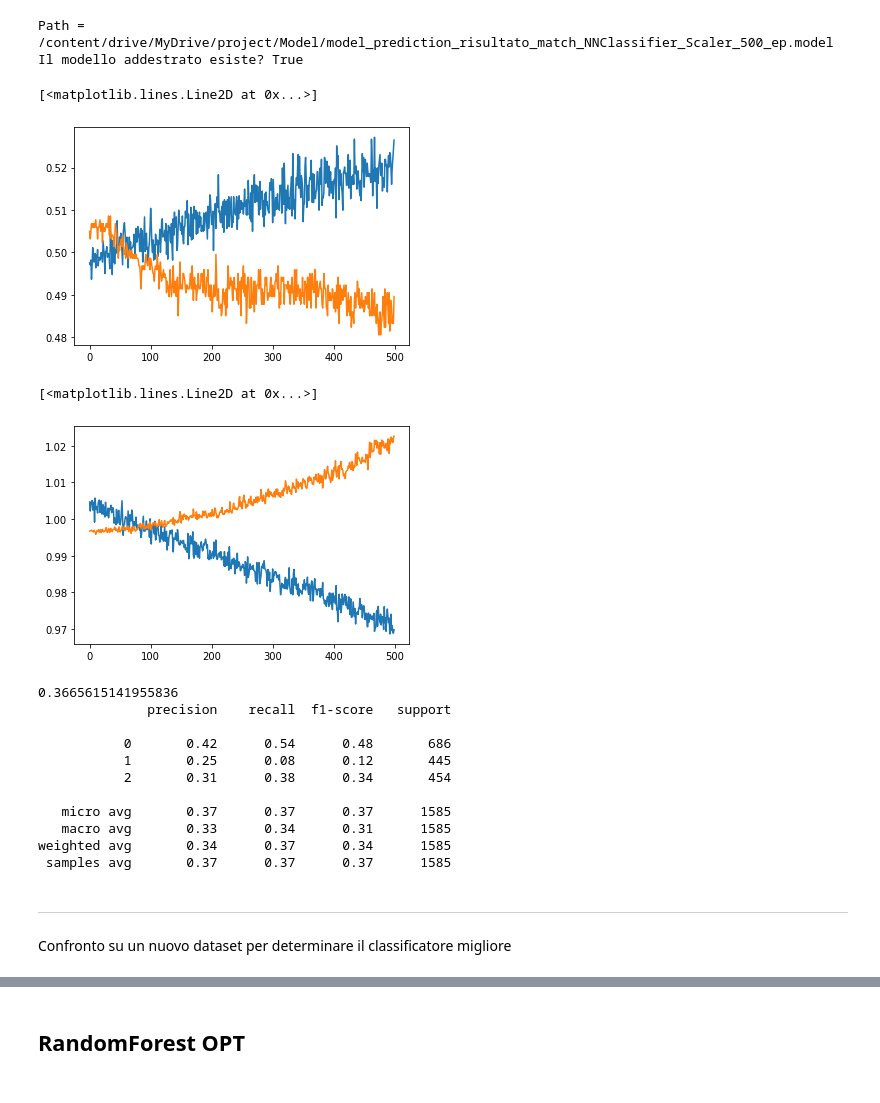
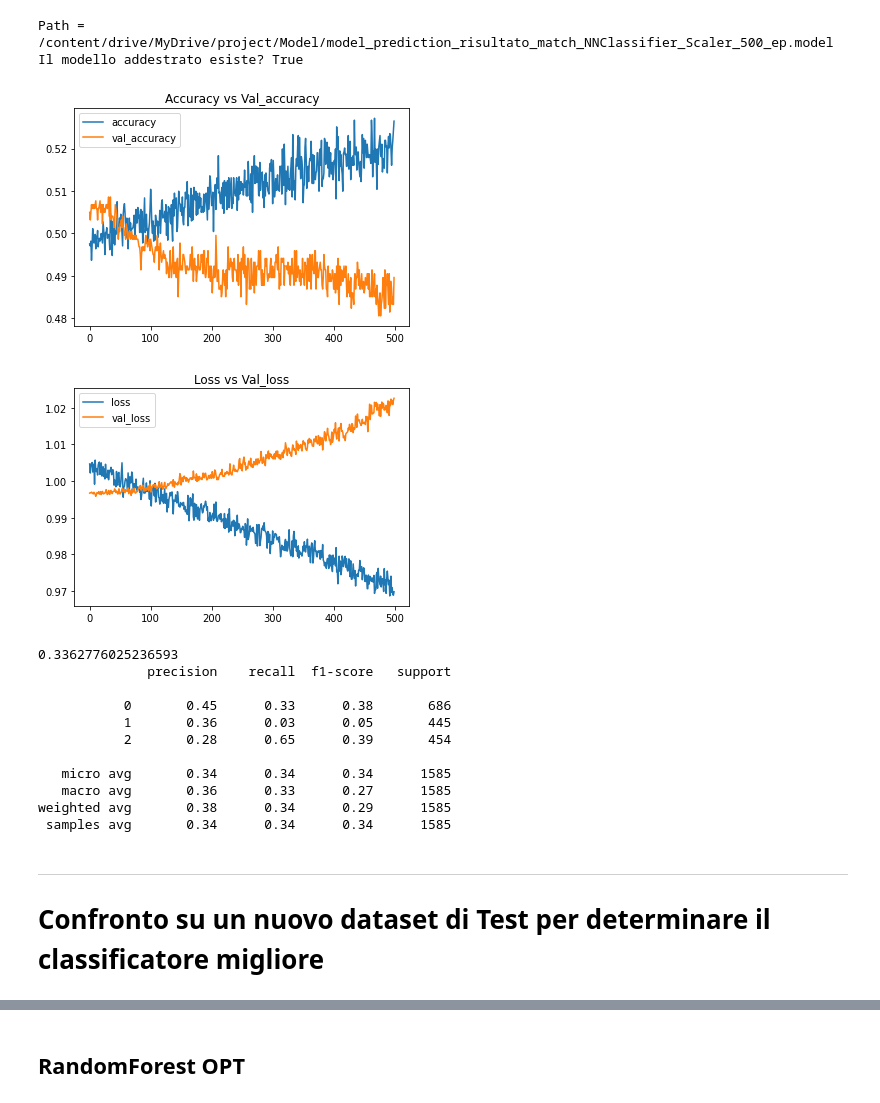
Before and after one commit to MattiaGatto/football-match-betting-predictions, a Jupyter notebook: prediction_result_of_football_match.ipynb, the cells around one changed output, grey strips where cells are left out. Saved outputs shown, nothing was run; the diff lists cells and outputs as text; code cells hidden in the pictures.

```diff
--- a/prediction_result_of_football_match.ipynb
+++ b/prediction_result_of_football_match.ipynb
@@ -839,38 +835,44 @@ if exist_model==False:
 else:
   history=load_model(path_name, model)
 # %%
-plt.plot(history.history['accuracy'])
-plt.plot(history.history['val_accuracy'])
+plt.plot(history.history['accuracy'],label="accuracy")
+plt.plot(history.history['val_accuracy'],label="val_accuracy")
+plt.legend(loc="upper left")
+plt.title('Accuracy vs Val_accuracy')
+plt.show()
 # %% [output]
-[<matplotlib.lines.Line2D at 0x...>]
-[figure, old version]
+[figure, new version]
 # %%
-plt.plot(history.history['loss'])
-plt.plot(history.history['val_loss'])
+plt.plot(history.history['loss'],label="loss")
+plt.plot(history.history['val_loss'],label="val_loss")
+plt.legend(loc="upper left")
+plt.title('Loss vs Val_loss')
+plt.show()
 # %% [output]
-[<matplotlib.lines.Line2D at 0x...>]
-[figure, old version]
+[figure, new version]
 # %%
 y_pred_NN=model.predict(x_validation)
 y_pred_NN=np.argmax(y_pred_NN,axis=1)
 y_pred_NN_enc=pd.get_dummies(y_pred_NN)
+if len(y_pred_NN_enc.columns)<=2:
+  y_pred_NN_enc[3]=0
 print(accuracy_score(y_validation_enc,y_pred_NN_enc))
 print(classification_report(y_validation_enc,y_pred_NN_enc))
 # %% [output]
-0.3665615141955836
+0.3362776025236593
               precision    recall  f1-score   support
 
-           0       0.42      0.54      0.48       686
-           1       0.25      0.08      0.12       445
-           2       0.31      0.38      0.34       454
+           0       0.45      0.33      0.38       686
+           1       0.36      0.03      0.05       445
+           2       0.28      0.65      0.39       454
 
-   micro avg       0.37      0.37      0.37      1585
-   macro avg       0.33      0.34      0.31      1585
-weighted avg       0.34      0.37      0.34      1585
- samples avg       0.37      0.37      0.37      1585
+   micro avg       0.34      0.34      0.34      1585
+   macro avg       0.36      0.33      0.27      1585
+weighted avg       0.38      0.34      0.29      1585
+ samples avg       0.34      0.34      0.34      1585
 # %% [markdown]
 ---
-Confronto su un nuovo dataset per determinare il classificatore migliore
+# Confronto su un nuovo dataset di Test per determinare il classificatore migliore
 # %%
 ris_model=dict()
 
```
Also changed, not shown: parts of 29 cells of this notebook.
